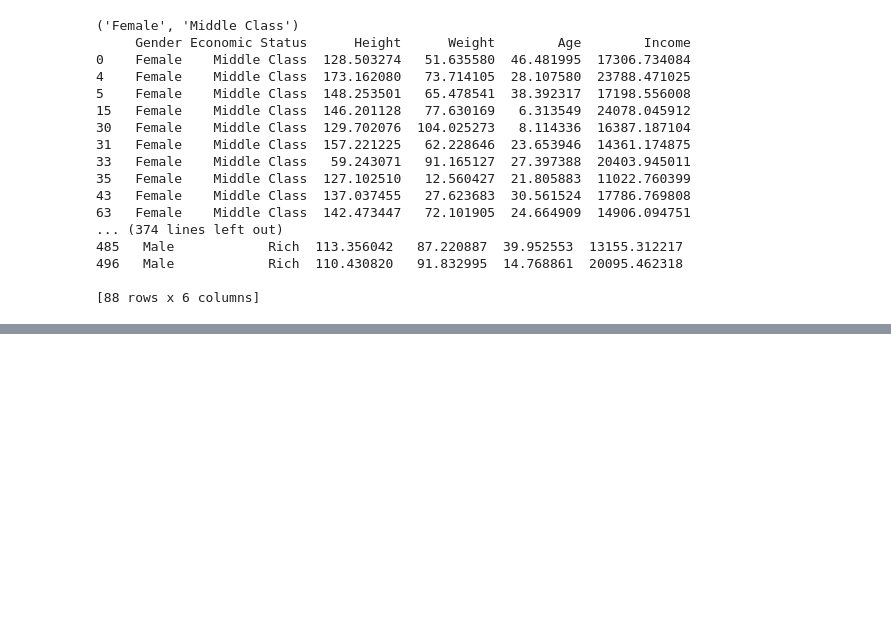
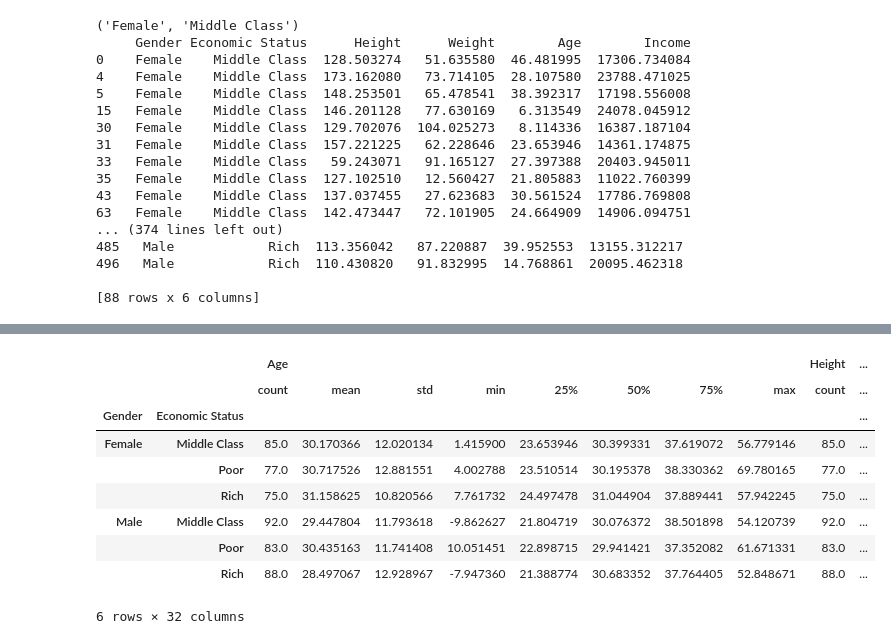
Before and after one commit to jasalazar/machine_learning_1, a Jupyter notebook: notebooks/Example_5 - Data Grouping.ipynb, the cells around one changed output, grey strips where cells are left out. Saved outputs shown, nothing was run; the diff lists cells and outputs as text; code cells hidden in the pictures; blank space fills up the shorter version.

```diff
--- a/notebooks/Example_5 - Data Grouping.ipynb
+++ b/notebooks/Example_5 - Data Grouping.ipynb
@@ -111,0 +147,13 @@ for names, groups in double_group:
+# %%
+double_group.describe()
+# %% [output]
+|  |  | Age |  |  |  |  |  |  |  | Height | ... |
+|  |  | count | mean | std | min | 25% | 50% | 75% | max | count | ... |
+| Gender | Economic Status |  |  |  |  |  |  |  |  |  | ... |
+| Female | Middle Class | 85.0 | 30.170366 | 12.020134 | 1.415900 | 23.653946 | 30.399331 | 37.619072 | 56.779146 | 85.0 | ... |
+|  | Poor | 77.0 | 30.717526 | 12.881551 | 4.002788 | 23.510514 | 30.195378 | 38.330362 | 69.780165 | 77.0 | ... |
+|  | Rich | 75.0 | 31.158625 | 10.820566 | 7.761732 | 24.497478 | 31.044904 | 37.889441 | 57.942245 | 75.0 | ... |
+| Male | Middle Class | 92.0 | 29.447804 | 11.793618 | -9.862627 | 21.804719 | 30.076372 | 38.501898 | 54.120739 | 92.0 | ... |
+|  | Poor | 83.0 | 30.435163 | 11.741408 | 10.051451 | 22.898715 | 29.941421 | 37.352082 | 61.671331 | 83.0 | ... |
+|  | Rich | 88.0 | 28.497067 | 12.928967 | -7.947360 | 21.388774 | 30.683352 | 37.764405 | 52.848671 | 88.0 | ... |
+6 rows × 32 columns
```
Also changed, not shown: parts of 22 cells of this notebook.
